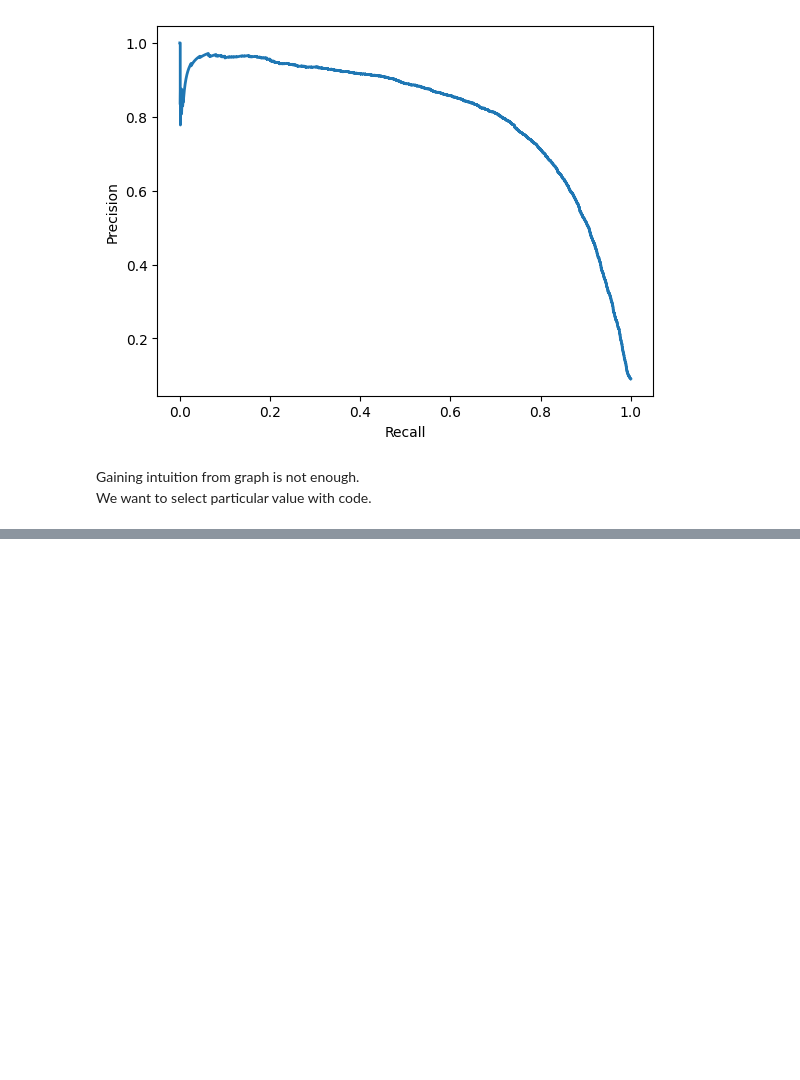
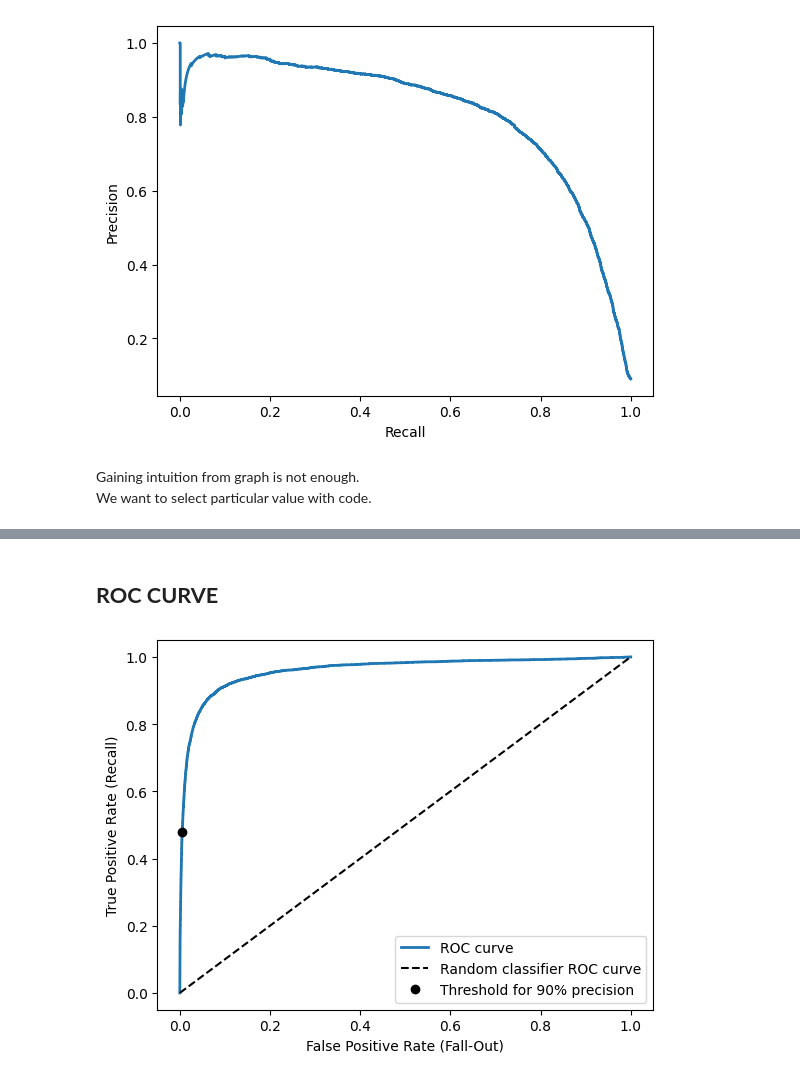
Before and after one commit to Venchislaw/LearningAI, a Jupyter notebook: HandsOnML/Classification.ipynb, the cells around one changed output, grey strips where cells are left out. Drawn from its saved outputs; the diff is of its cells as text; code cells hidden in the pictures; blank space fills up the shorter version.

```diff
--- a/HandsOnML/Classification.ipynb
+++ b/HandsOnML/Classification.ipynb
@@ -213,3 +213,6 @@ We want to select particular value with code.
 # Get index of first precision higher or equal to 0.9
 # For that one this condition is True
 idx_for_90_precision = (prec >= 0.9).argmax()
+# %%
+threshold_for_90_precision = thresholds[idx_for_90_precision]
+threshold_for_90_precision
@@ -215,0 +253,22 @@ idx_for_90_precision = (prec >= 0.9).argmax()
+# %% [markdown]
+## **ROC CURVE**
+# %%
+from sklearn.metrics import roc_curve
+
+fpr, tpr, thresholds = roc_curve(y_train_5, y_scores)
+# %%
+# get tpr and fpr for threshold with 90% precision
+idx_for_threshold_at_90 = (thresholds <= threshold_for_90_precision).argmax()
+tpr_90, fpr_90 = tpr[idx_for_threshold_at_90], fpr[idx_for_threshold_at_90]
+
+plt.plot(fpr, tpr, linewidth=2, label='ROC curve')
+plt.plot([0, 1], [0, 1], 'k--', label='Random classifier ROC curve')
+plt.plot([fpr_90], [tpr_90], 'ko', label='Threshold for 90% precision')
+
+plt.xlabel('False Positive Rate (Fall-Out)')
+plt.ylabel('True Positive Rate (Recall)')
+
+plt.legend()
+plt.show();
+# %% [output]
+[figure, added]
```
Also changed, not shown: parts of 12 cells of this notebook.
